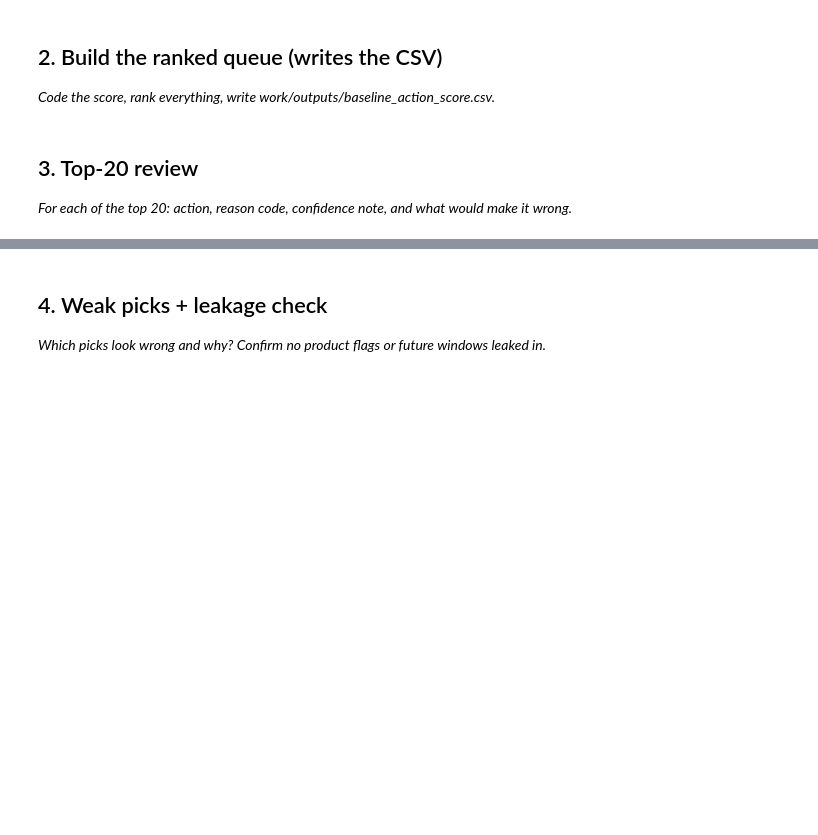
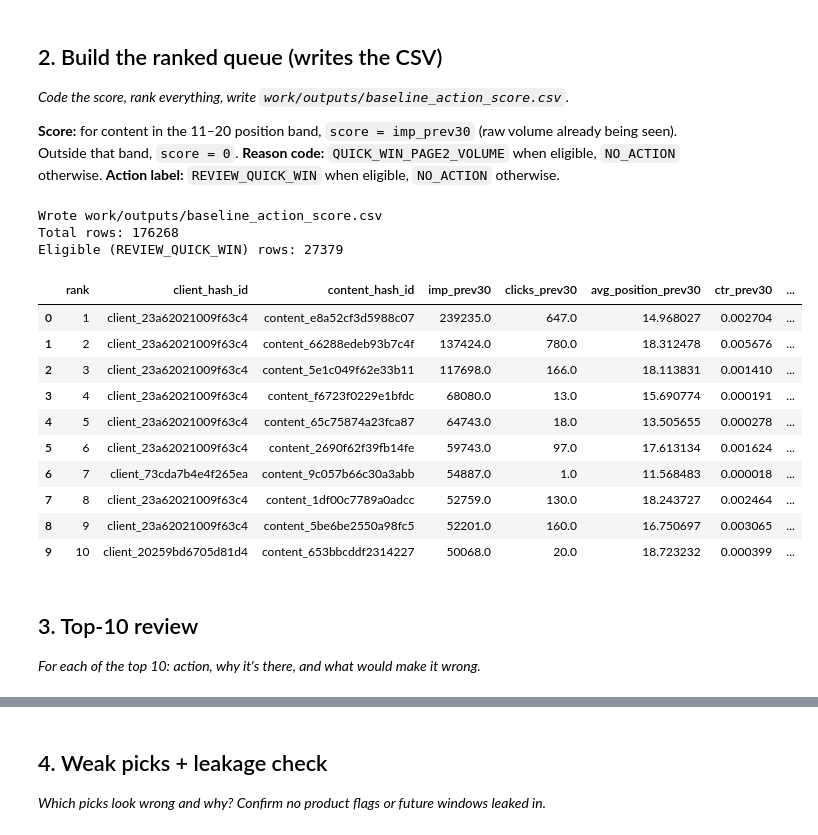
Before and after one commit to mohsanalee/flyrank-ml-internship, a Jupyter notebook: work/notebooks/w04_baseline_score.ipynb, the cells around one changed output, grey strips where cells are left out. Drawn from its saved outputs; the diff is of its cells as text; code cells hidden in the pictures; blank space fills up the shorter version.

Commit message:
Complete Week 4 baseline scoring assignment

```diff
--- a/work/notebooks/w04_baseline_score.ipynb
+++ b/work/notebooks/w04_baseline_score.ipynb
@@ -16,4 +182,8 @@ This skeleton is yours to fill. Work the sections **in order** — each one has
 # %% [markdown]
 ## 2. Build the ranked queue (writes the CSV)
 
-*Code the score, rank everything, write work/outputs/baseline_action_score.csv.*
+*Code the score, rank everything, write `work/outputs/baseline_action_score.csv`.*
+
+**Score:** for content in the 11–20 position band, `score = imp_prev30` (raw volume already being seen). Outside that band, `score = 0`.
+**Reason code:** `QUICK_WIN_PAGE2_VOLUME` when eligible, `NO_ACTION` otherwise.
+**Action label:** `REVIEW_QUICK_WIN` when eligible, `NO_ACTION` otherwise.
@@ -23,4 +190,49 @@ This skeleton is yours to fill. Work the sections **in order** — each one has
+# %%
+# ---- Encode the rule and write the ranked queue ----
+import os
+
+def score_row(row):
+    if 11 <= row["avg_position_prev30"] <= 20:
+        return row["imp_prev30"], "QUICK_WIN_PAGE2_VOLUME", "REVIEW_QUICK_WIN"
+    return 0.0, "NO_ACTION", "NO_ACTION"
+
+scored = feature_frame.copy()
+scored[["score", "reason_code", "action_label"]] = scored.apply(
+    lambda r: pd.Series(score_row(r)), axis=1
+)
+
+ranked_queue = scored.sort_values("score", ascending=False).reset_index(drop=True)
+ranked_queue["rank"] = ranked_queue.index + 1
+
+output_cols = [
+    "rank", "client_hash_id", "content_hash_id",
+    "imp_prev30", "clicks_prev30", "avg_position_prev30", "ctr_prev30",
+    "score", "reason_code", "action_label",
+]
+
+os.makedirs("work/outputs", exist_ok=True)
+ranked_queue[output_cols].to_csv("work/outputs/baseline_action_score.csv", index=False)
+
+print("Wrote work/outputs/baseline_action_score.csv")
+print("Total rows:", len(ranked_queue))
+print("Eligible (REVIEW_QUICK_WIN) rows:", (ranked_queue["action_label"] == "REVIEW_QUICK_WIN").sum())
+ranked_queue[output_cols].head(10)
+# %% [output]
+Wrote work/outputs/baseline_action_score.csv
+Total rows: 176268
+Eligible (REVIEW_QUICK_WIN) rows: 27379
+|  | rank | client_hash_id | content_hash_id | imp_prev30 | clicks_prev30 | avg_position_prev30 | ctr_prev30 | ... |
+| 0 | 1 | client_23a62021009f63c4 | content_e8a52cf3d5988c07 | 239235.0 | 647.0 | 14.968027 | 0.002704 | ... |
+| 1 | 2 | client_23a62021009f63c4 | content_66288edeb93b7c4f | 137424.0 | 780.0 | 18.312478 | 0.005676 | ... |
+| 2 | 3 | client_23a62021009f63c4 | content_5e1c049f62e33b11 | 117698.0 | 166.0 | 18.113831 | 0.001410 | ... |
+| 3 | 4 | client_23a62021009f63c4 | content_f6723f0229e1bfdc | 68080.0 | 13.0 | 15.690774 | 0.000191 | ... |
+| 4 | 5 | client_23a62021009f63c4 | content_65c75874a23fca87 | 64743.0 | 18.0 | 13.505655 | 0.000278 | ... |
+| 5 | 6 | client_23a62021009f63c4 | content_2690f62f39fb14fe | 59743.0 | 97.0 | 17.613134 | 0.001624 | ... |
+| 6 | 7 | client_73cda7b4e4f265ea | content_9c057b66c30a3abb | 54887.0 | 1.0 | 11.568483 | 0.000018 | ... |
+| 7 | 8 | client_23a62021009f63c4 | content_1df00c7789a0adcc | 52759.0 | 130.0 | 18.243727 | 0.002464 | ... |
+| 8 | 9 | client_23a62021009f63c4 | content_5be6be2550a98fc5 | 52201.0 | 160.0 | 16.750697 | 0.003065 | ... |
+| 9 | 10 | client_20259bd6705d81d4 | content_653bbcddf2314227 | 50068.0 | 20.0 | 18.723232 | 0.000399 | ... |
 # %% [markdown]
-## 3. Top-20 review
+## 3. Top-10 review
 
-*For each of the top 20: action, reason code, confidence note, and what would make it wrong.*
+*For each of the top 10: action, why it's there, and what would make it wrong.*
```
Also changed, not shown: parts of 17 cells of this notebook.
